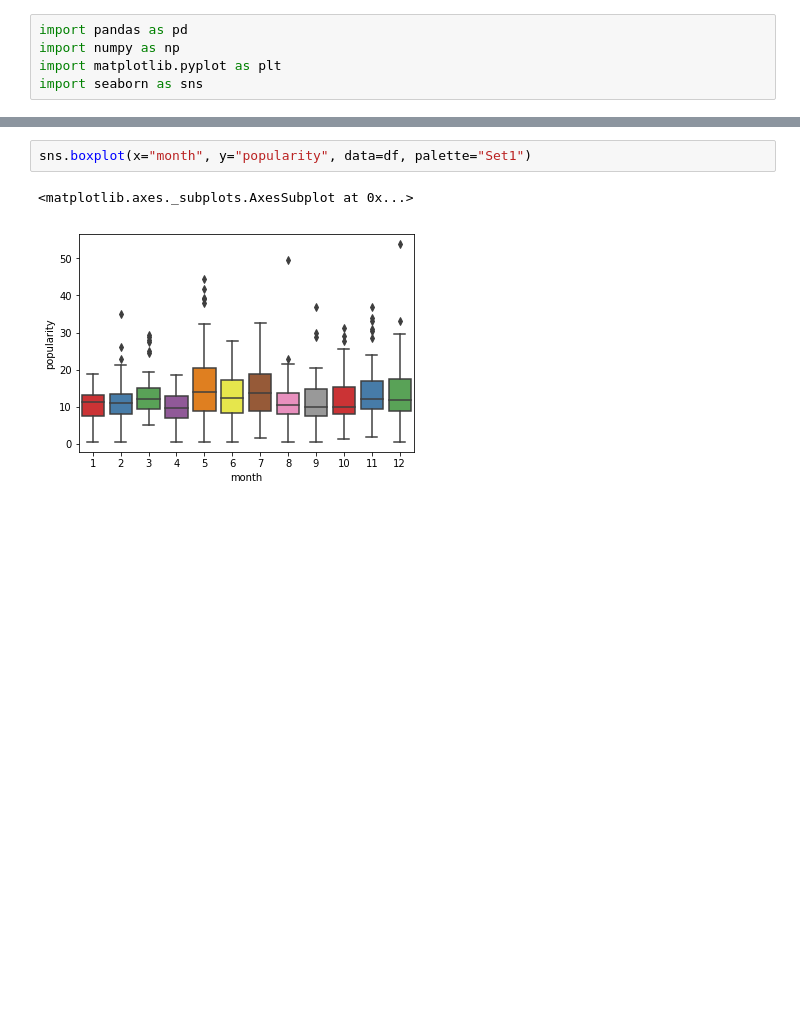
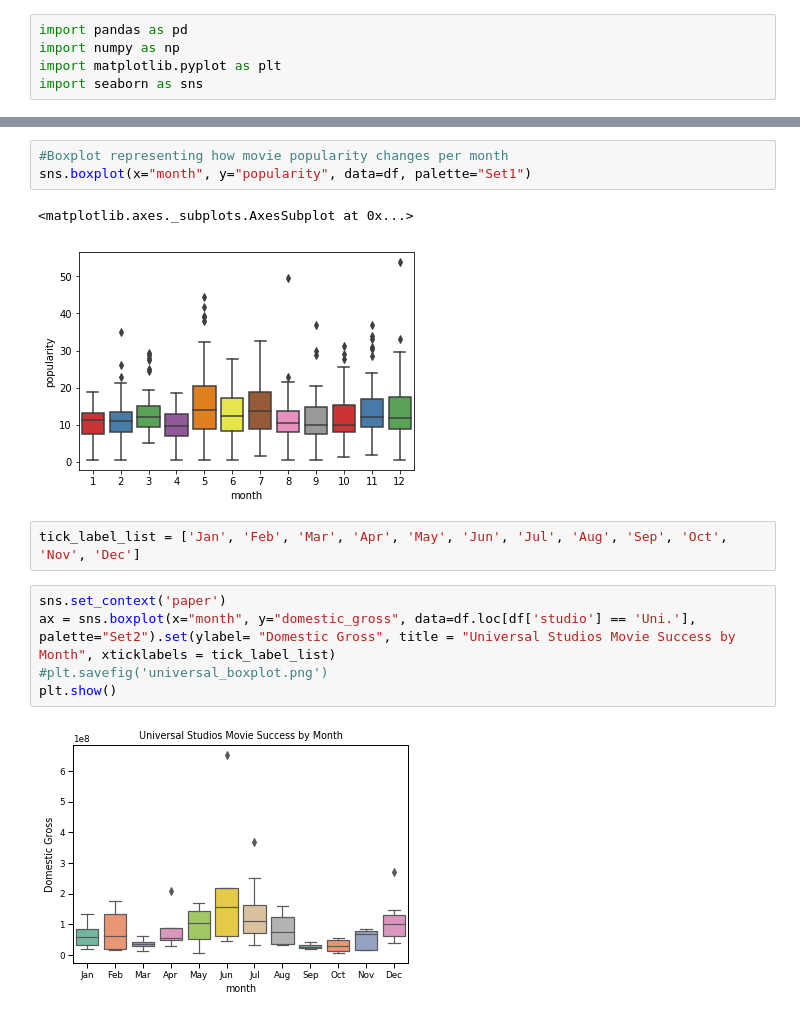
Before and after one commit to k-christensen/K_and_A_movie_project, a Jupyter notebook: A_visualizations.ipynb, the cells around one changed output, grey strips where cells are left out. Cells and saved outputs as stored; diff of their text form; blank space fills up the shorter version.

```diff
--- a/A_visualizations.ipynb
+++ b/A_visualizations.ipynb
@@ -34,7 +41,17 @@ ax = sns.swarmplot(x='month', y='averagerating', data=df, color="grey")
 # %% [output]
 [figure]
 # %%
+#Boxplot representing how movie popularity changes per month
 sns.boxplot(x="month", y="popularity", data=df, palette="Set1")
 # %% [output]
 <matplotlib.axes._subplots.AxesSubplot at 0x...>
 [figure]
+# %%
+tick_label_list = ['Jan', 'Feb', 'Mar', 'Apr', 'May', 'Jun', 'Jul', 'Aug', 'Sep', 'Oct', 'Nov', 'Dec']
+# %%
+sns.set_context('paper')
+ax = sns.boxplot(x="month", y="domestic_gross", data=df.loc[df['studio'] == 'Uni.'], palette="Set2").set(ylabel= "Domestic Gross", title = "Universal Studios Movie Success by Month", xticklabels = tick_label_list)
+#plt.savefig('universal_boxplot.png')
+plt.show()
+# %% [output]
+[figure, added]
```
Also changed, not shown: parts of 7 cells of this notebook, 3 other files.
